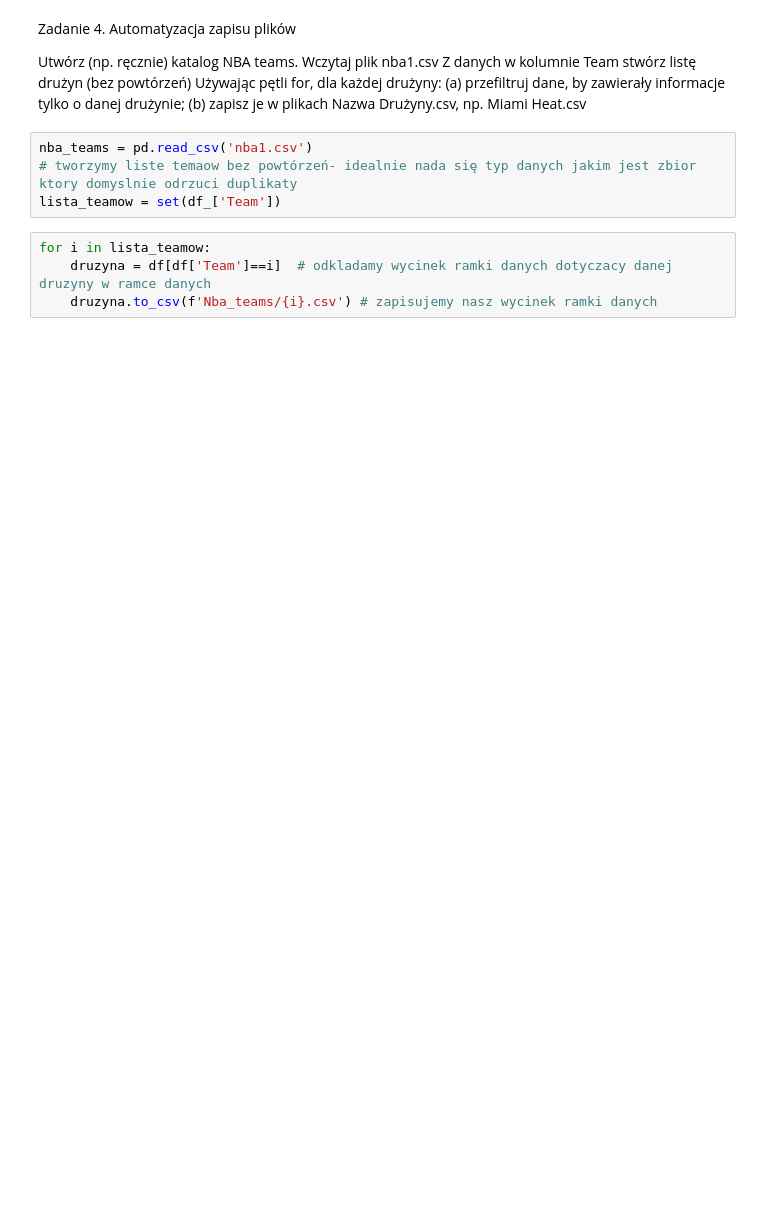
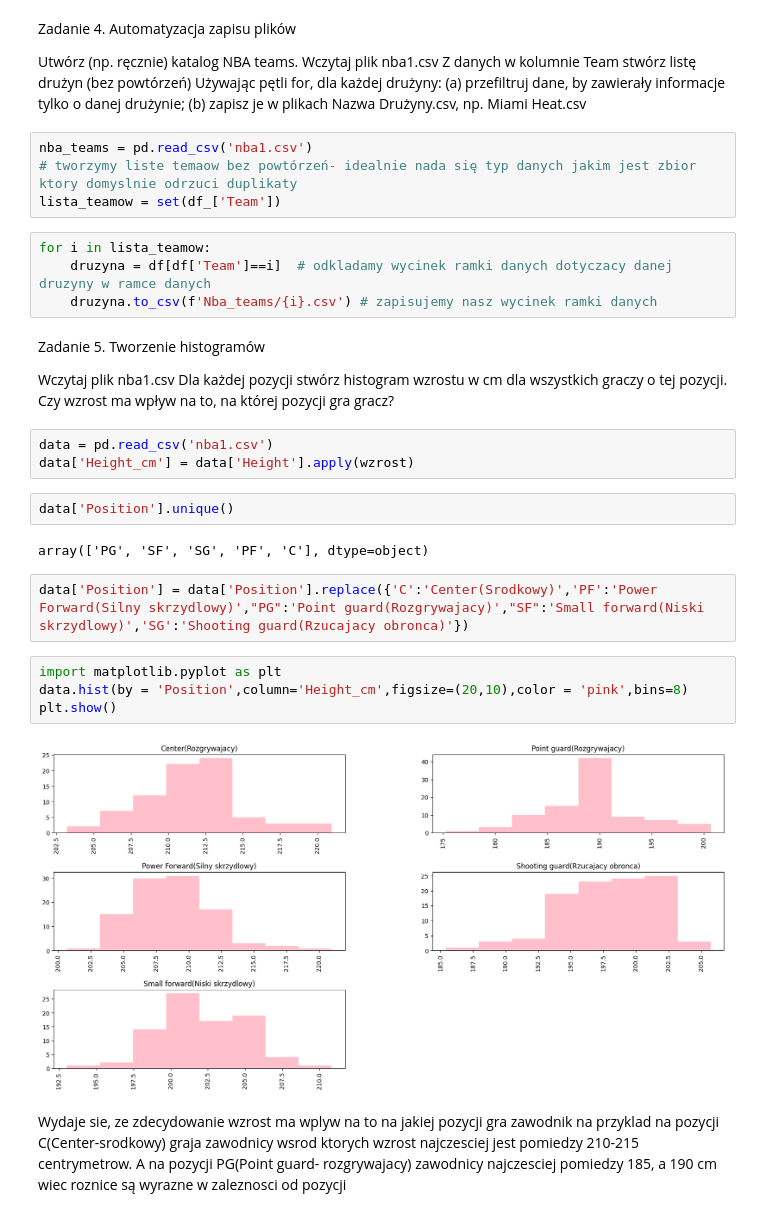
Before and after one commit to mkopanik/Bank_marketing, a Jupyter notebook: WADLab2.ipynb, the cells around one changed output. Cells and saved outputs as stored; diff of their text form; blank space fills up the shorter version.

```diff
--- a/WADLab2.ipynb
+++ b/WADLab2.ipynb
@@ -191,3 +191,26 @@ lista_teamow = set(df_['Team'])
 for i in lista_teamow:
     druzyna = df[df['Team']==i]  # odkladamy wycinek ramki danych dotyczacy danej druzyny w ramce danych
     druzyna.to_csv(f'Nba_teams/{i}.csv') # zapisujemy nasz wycinek ramki danych
+# %% [markdown]
+Zadanie 5. Tworzenie histogramów
+
+Wczytaj plik nba1.csv
+Dla każdej pozycji stwórz histogram wzrostu w cm dla wszystkich graczy o tej pozycji.
+Czy wzrost ma wpływ na to, na której pozycji gra gracz?
+# %%
+data = pd.read_csv('nba1.csv')
+data['Height_cm'] = data['Height'].apply(wzrost)
+# %%
+data['Position'].unique()
+# %% [output]
+array(['PG', 'SF', 'SG', 'PF', 'C'], dtype=object)
+# %%
+data['Position'] = data['Position'].replace({'C':'Center(Srodkowy)','PF':'Power Forward(Silny skrzydlowy)',"PG":'Point guard(Rozgrywajacy)',"SF":'Small forward(Niski skrzydlowy)','SG':'Shooting guard(Rzucajacy obronca)'})
+# %%
+import matplotlib.pyplot as plt
+data.hist(by = 'Position',column='Height_cm',figsize=(20,10),color = 'pink',bins=8)
+plt.show()
+# %% [output]
+[figure, added]
+# %% [markdown]
+Wydaje sie, ze zdecydowanie wzrost ma wplyw na to na jakiej pozycji gra zawodnik na przyklad na pozycji C(Center-srodkowy) graja zawodnicy wsrod ktorych wzrost najczesciej jest pomiedzy 210-215 centrymetrow. A na pozycji PG(Point guard- rozgrywajacy) zawodnicy najczesciej pomiedzy 185, a 190 cm wiec roznice są wyrazne w zaleznosci od pozycji
```
Also changed, not shown: 1 other file.
